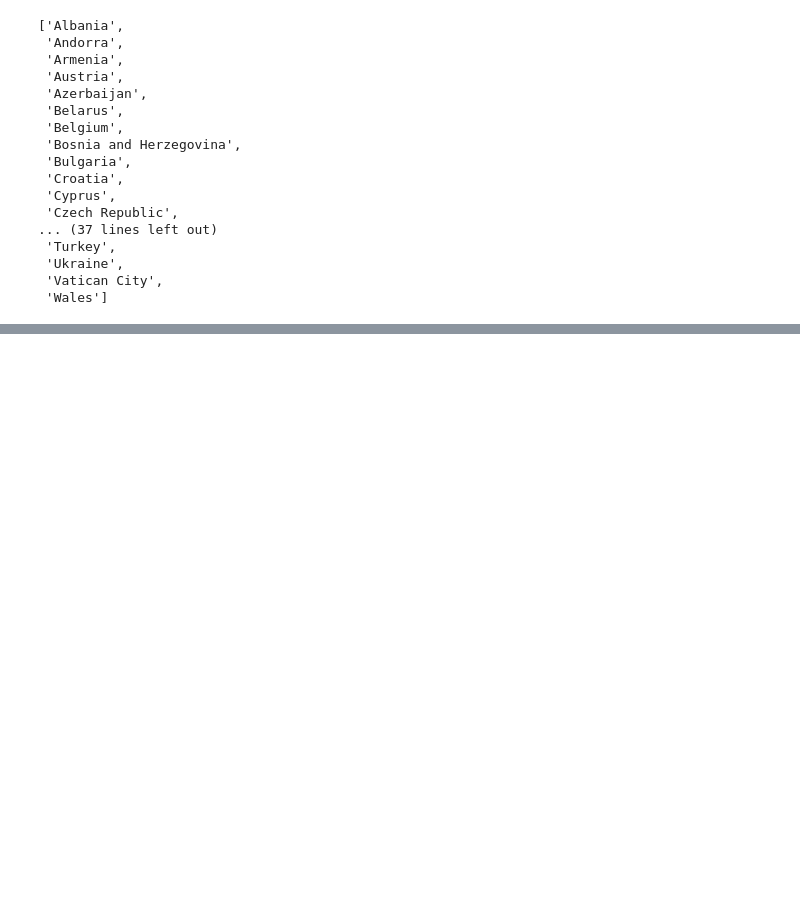
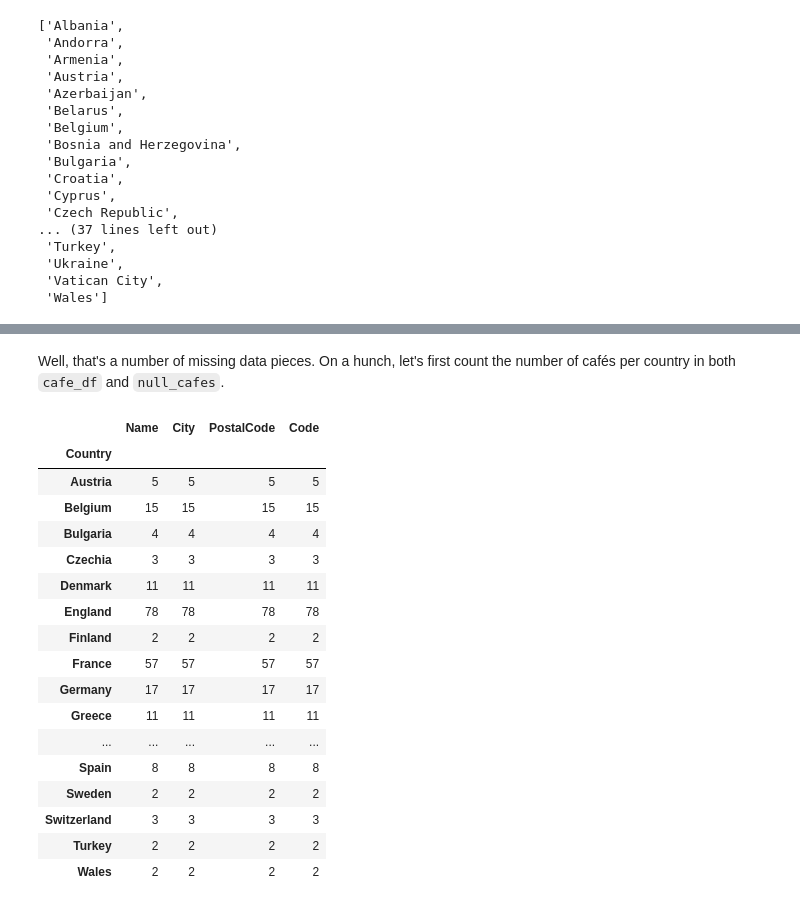
Before and after one commit to kossick/Coursera_Capstone, a Jupyter notebook: Meeple_scrape.ipynb, the cells around one changed output, grey strips where cells are left out. Saved outputs shown, nothing was run; the diff lists cells and outputs as text; code cells hidden in the pictures; blank space fills up the shorter version.

```diff
--- a/Meeple_scrape.ipynb
+++ b/Meeple_scrape.ipynb
@@ -156,0 +67,3 @@ pd.DataFrame(cafe_list)
+# %%
+cafe_df = pd.DataFrame(cafe_list)
+cafe_df.head(10)
@@ -194,0 +202,23 @@ pd.DataFrame(uk_countries)
+# %% [markdown]
+Well, that's a number of missing data pieces. On a hunch, let's first count the number of cafés per country in both `cafe_df` and `null_cafes`.
+# %%
+cafe_df.groupby('Country').count()
+# %% [output]
+|  | Name | City | PostalCode | Code |
+| Country |  |  |  |  |
+| Austria | 5 | 5 | 5 | 5 |
+| Belgium | 15 | 15 | 15 | 15 |
+| Bulgaria | 4 | 4 | 4 | 4 |
+| Czechia | 3 | 3 | 3 | 3 |
+| Denmark | 11 | 11 | 11 | 11 |
+| England | 78 | 78 | 78 | 78 |
+| Finland | 2 | 2 | 2 | 2 |
+| France | 57 | 57 | 57 | 57 |
+| Germany | 17 | 17 | 17 | 17 |
+| Greece | 11 | 11 | 11 | 11 |
+| ... | ... | ... | ... | ... |
+| Spain | 8 | 8 | 8 | 8 |
+| Sweden | 2 | 2 | 2 | 2 |
+| Switzerland | 3 | 3 | 3 | 3 |
+| Turkey | 2 | 2 | 2 | 2 |
+| Wales | 2 | 2 | 2 | 2 |
```
Also changed, not shown: parts of 29 cells of this notebook.
